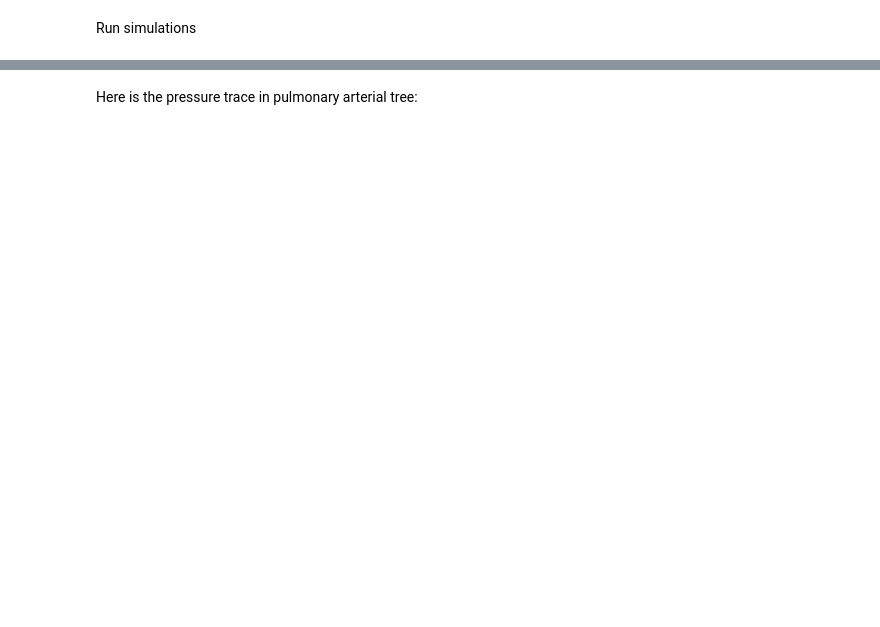
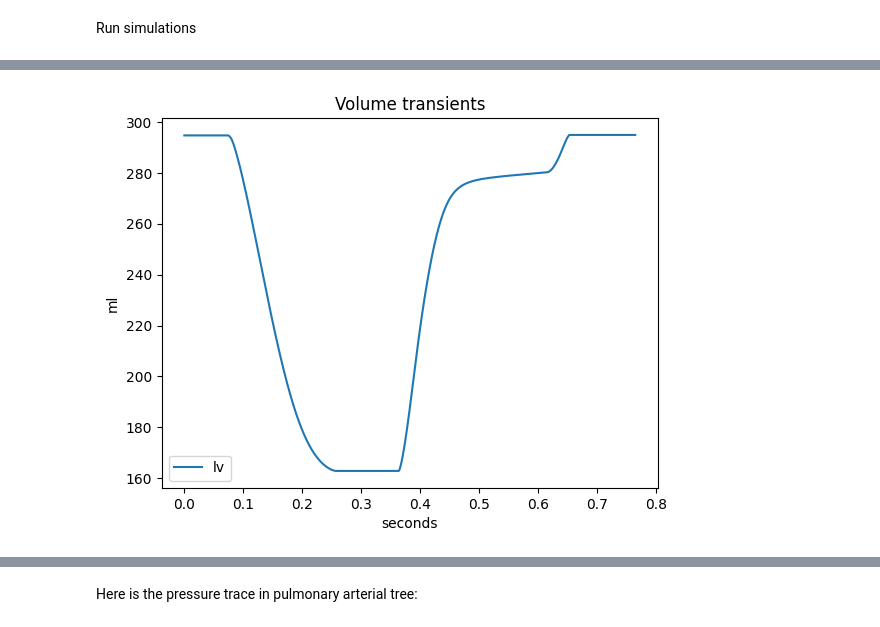
Before and after one commit to FayFrost107/ModularCircFF, a Jupyter notebook: Tutorials/Tutorial_03/Notebook_02.ipynb, the cells around one changed output, grey strips where cells are left out. Saved outputs shown, nothing was run; the diff lists cells and outputs as text; code cells hidden in the pictures; blank space fills up the shorter version.

```diff
--- a/Tutorials/Tutorial_03/Notebook_02.ipynb
+++ b/Tutorials/Tutorial_03/Notebook_02.ipynb
@@ -107,18 +203,21 @@ test[ind].loc[ind].describe()
 # %%
 import matplotlib.pyplot as plt
 # %%
+ind = 0
 t = test[ind].loc[ind]['T'] - test[ind].loc[ind]['T'].loc[0]
 
 fig, ax = plt.subplots()
 
-ax.plot(t, test[ind].loc[ind]['p_pat'], label='lv')
+ax.plot(t, test[ind].loc[ind]['v_lv'], label='lv')
 
 
 ax.set_xlabel('seconds')
 ax.set_ylabel('ml')
 
 ax.legend()
 ax.set_title('Volume transients')
 
 plt.show()
+# %% [output]
+[figure, added]
 # %%
```
Also changed, not shown: parts of 16 cells of this notebook, 2 other files.
